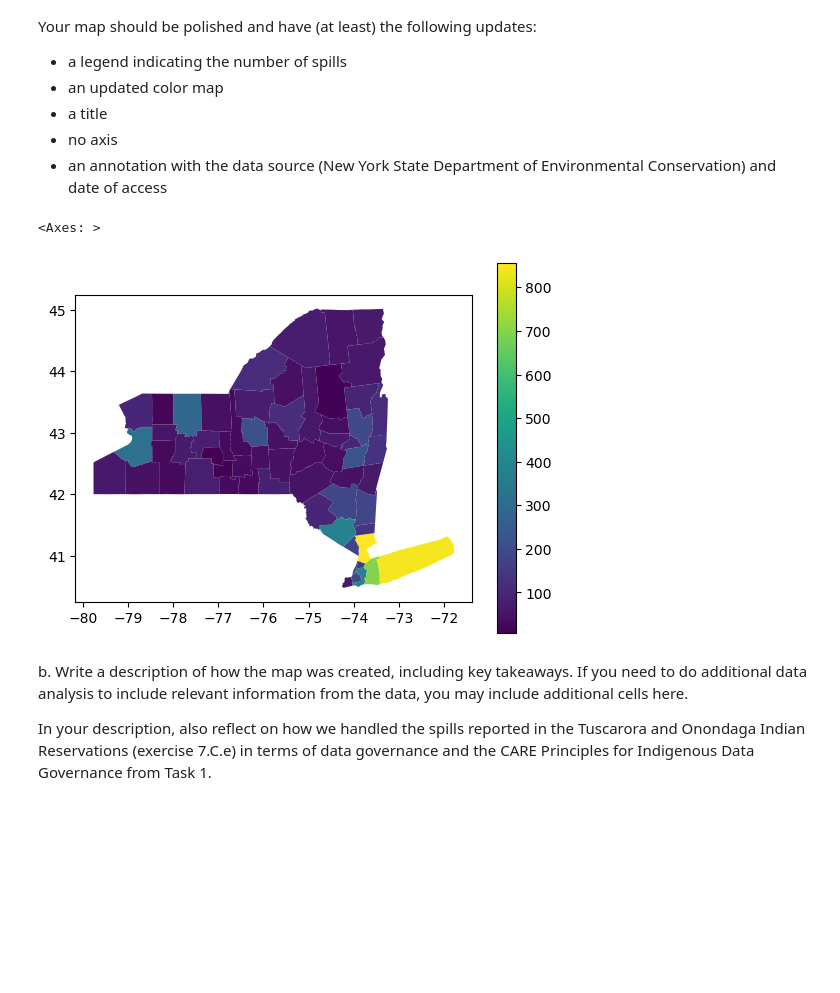
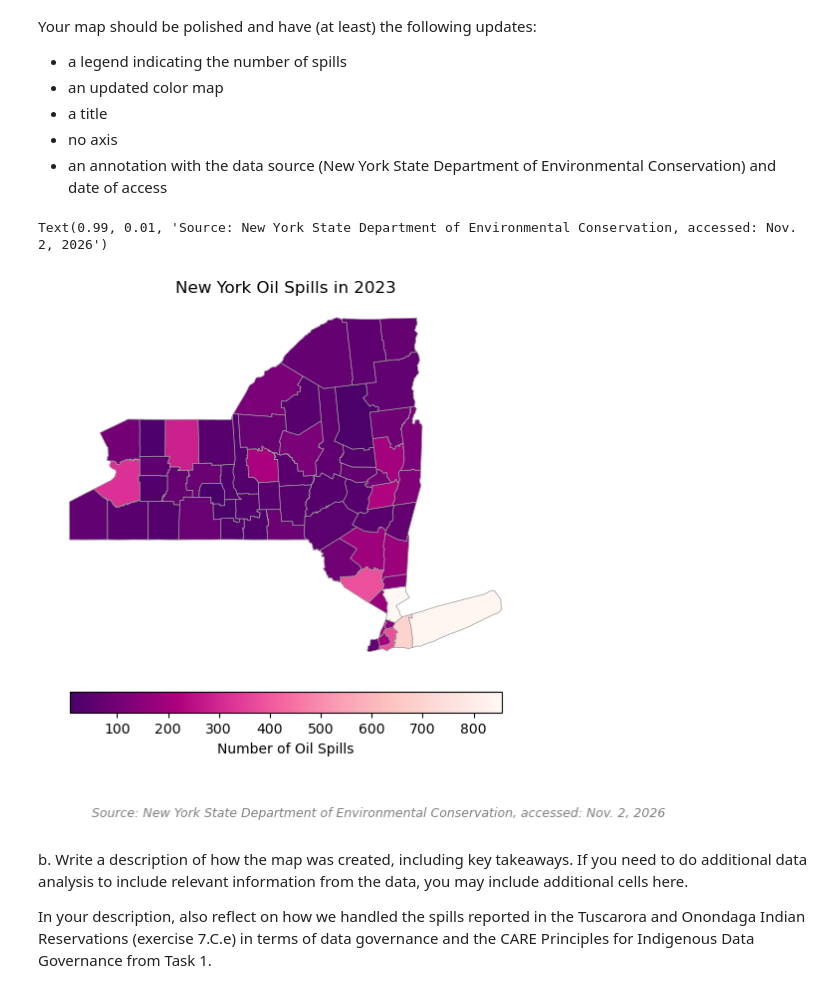
Before and after one commit to moniqueallyson/eds220-hwk3, a Jupyter notebook: hwk3-task2-spills.ipynb, the cells around one changed output. Cells and saved outputs as stored; diff of their text form; code cells hidden in the pictures; blank space fills up the shorter version.

```diff
--- a/hwk3-task2-spills.ipynb
+++ b/hwk3-task2-spills.ipynb
@@ -596,11 +623,39 @@ Your map should be polished and have (at least) the following updates:
 - no axis
 - an annotation with the data source (New York State Department of Environmental Conservation) and date of access
 # %%
-ny_spills.plot(column='n_spills',
-                      legend=True)
+fig, ax = plt.subplots(figsize=(8, 6))
+
+
+# Create choropleth map
+ny_spills.plot(ax=ax,
+               column='n_spills',
+               cmap='RdPu_r',
+                      legend=True,
+               edgecolor="0.6",
+               linewidth=0.5,
+               legend_kwds={
+                   "shrink": 0.7,
+                   "label": "Number of Oil Spills",
+                   "orientation": "horizontal",
+                   "pad": 0.05})
+
+
+# Add title and remove axis grid
+ax.set_title("New York Oil Spills in 2023")
+ax.set_axis_off();
+
+fig.text(
+    0.99,
+    0.01,
+    "Source: New York State Department of Environmental Conservation, accessed: Nov. 2, 2026",
+    ha="right",
+    va="bottom",
+    fontsize=9,
+    color="gray",
+    style="italic")
 # %% [output]
-<Axes: >
+Text(0.99, 0.01, 'Source: New York State Department of Environmental Conservation, accessed: Nov. 2, 2026')
-[figure, old version]
+[figure, new version]
 # %% [markdown]
 b. Write a description of how the map was created, including key takeaways. If you need to do additional data analysis to include relevant information from the data, you may include additional cells here.
 
```
Also changed, not shown: parts of 5 cells of this notebook.
